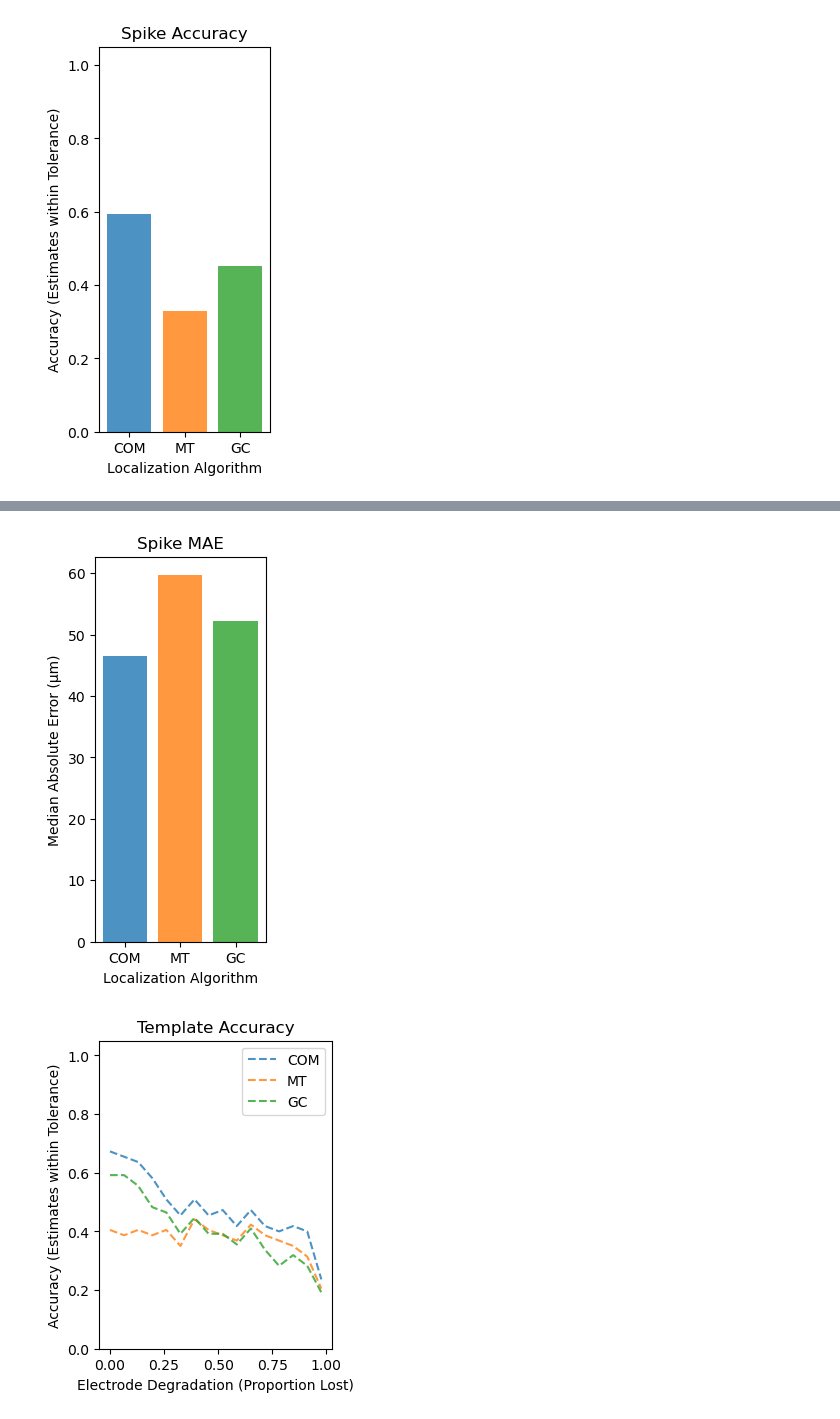
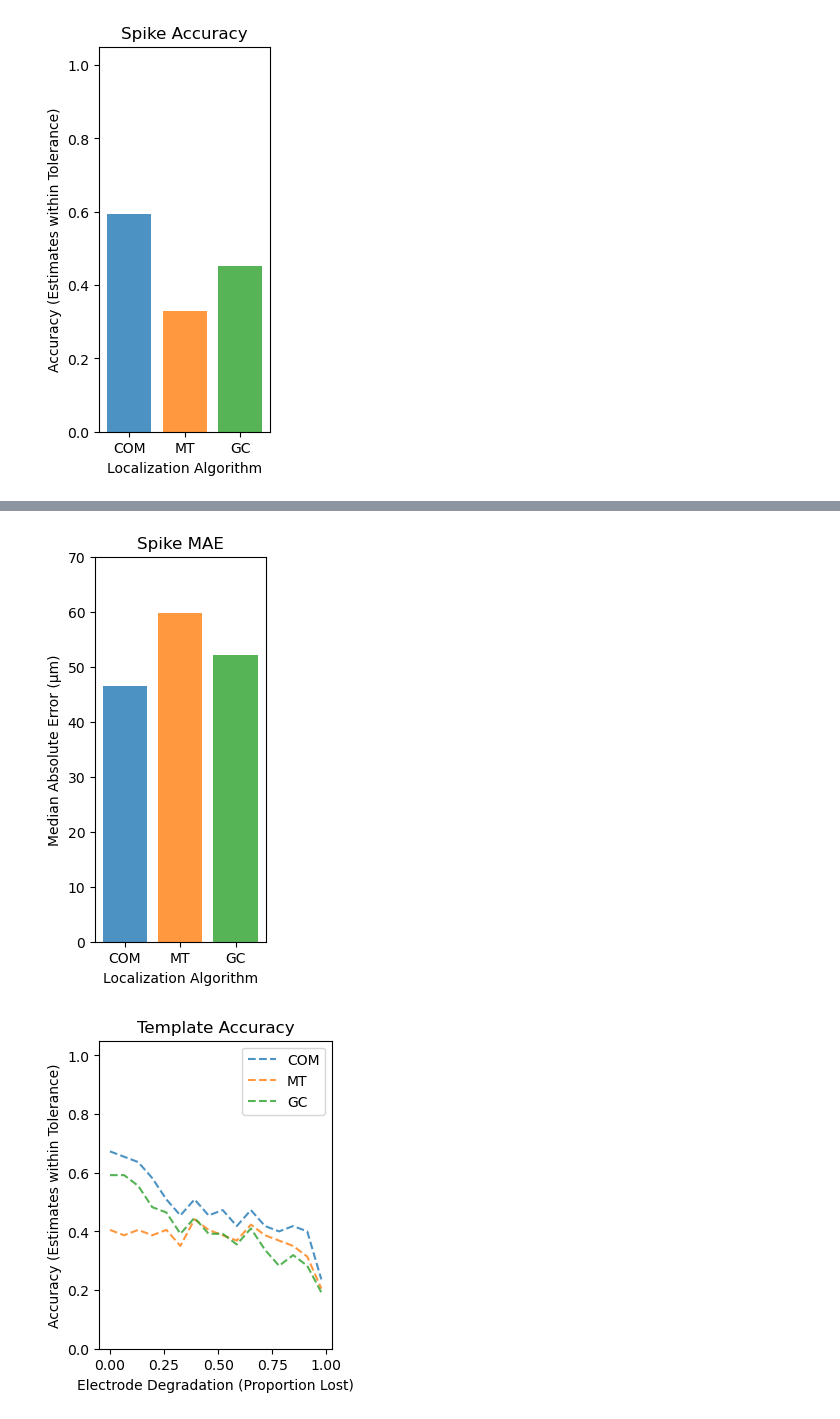
Before and after one commit to haozhao1996/Spike-Localization-Algorithms, a Jupyter notebook: SSL_spe1 (2025.12.07).ipynb, the cells around one changed output, grey strips where cells are left out. Cells and saved outputs as stored; diff of their text form; code cells hidden in the pictures.

```diff
--- a/SSL_spe1 (2025.12.07).ipynb
+++ b/SSL_spe1 (2025.12.07).ipynb
@@ -434,34 +435,35 @@ for method_i, method in enumerate(methods):
         loc_est_units, time_units, loc_est_spikes, time_spikes = get_run_params(dead_indices_seed)
         for spe1_cell in spe1_cells:
 
             # Find the real location
             spe1_closest_electrode = data_summary.loc[data_summary['Cell']==spe1_cell, 'chan_predicted'].iloc[0]
             unit_loc_true = locations[spe1_closest_electrode, :].reshape(1,2)
 
             # Get estimated spike locations for D0 (day 0)
             loc_est_spike = loc_est_spikes[method][spe1_cell][0]
 
             # Extract spike locations (similar to your existing spike accuracy code)
             unit_loc_est = loc_est_spike[0][0]  # from list and one key
 
             # Calculate absolute error for each spike using only first 2 dimensions (x, y coordinates)
             for spike_loc_est in unit_loc_est:
                 spike_loc_est = np.array(spike_loc_est.tolist())[:2]
                 absolute_error = np.linalg.norm(spike_loc_est - unit_loc_true.flatten())
                 all_error_values.append(absolute_error)
 
     # Calculate median of all absolute error values for this method
     mae_values.append(np.median(all_error_values))
 
 ax.bar(fig_method_label, mae_values, color=colors, alpha=0.8)
 ax.set_title('Spike MAE')
 ax.set_xlabel('Localization Algorithm')
 ax.set_ylabel('Median Absolute Error (μm)')
+ax.set_ylim([0, 70])
 
 fig.savefig(f'{output_spe1}/2B_2.svg', format='svg', bbox_inches='tight')
 plt.show()
 # %% [output]
-[figure, old version]
+[figure, new version]
 # %%
 """Figure 4: Template Accuracy v. Dead Electrodes"""
 
```
Also changed, not shown: parts of 3 cells of this notebook, 2 other files.
